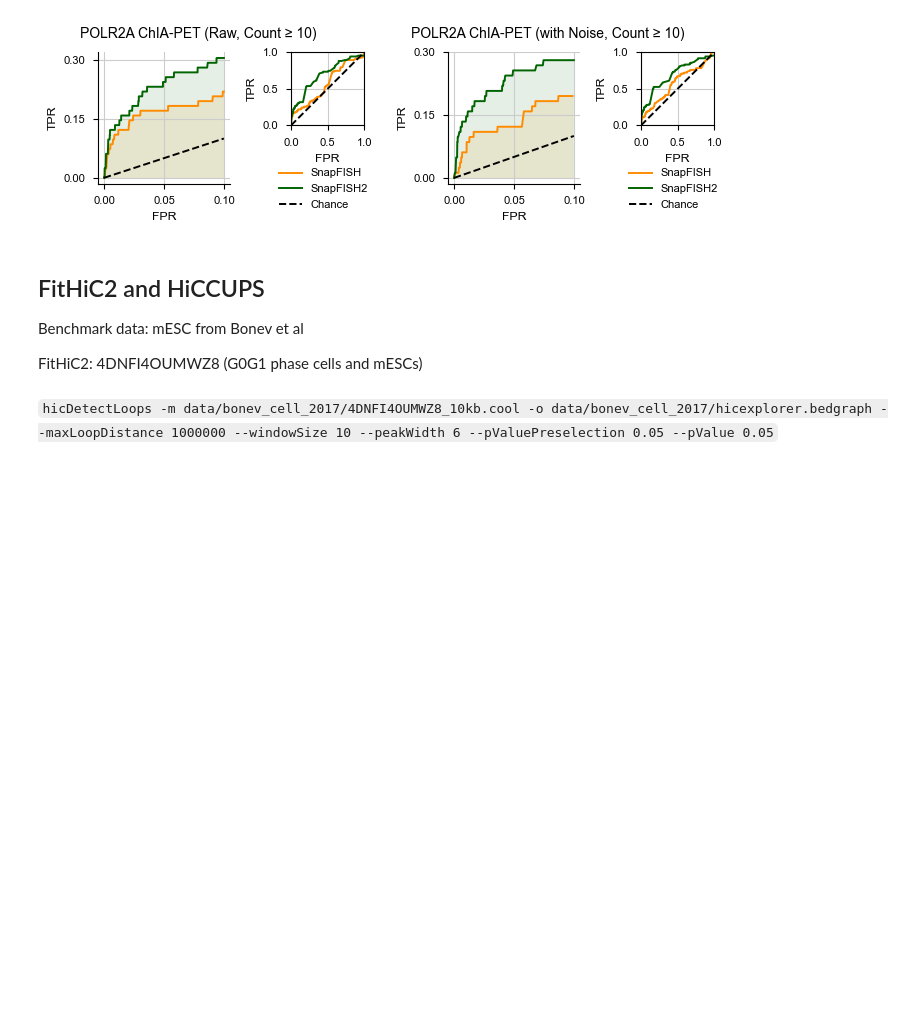
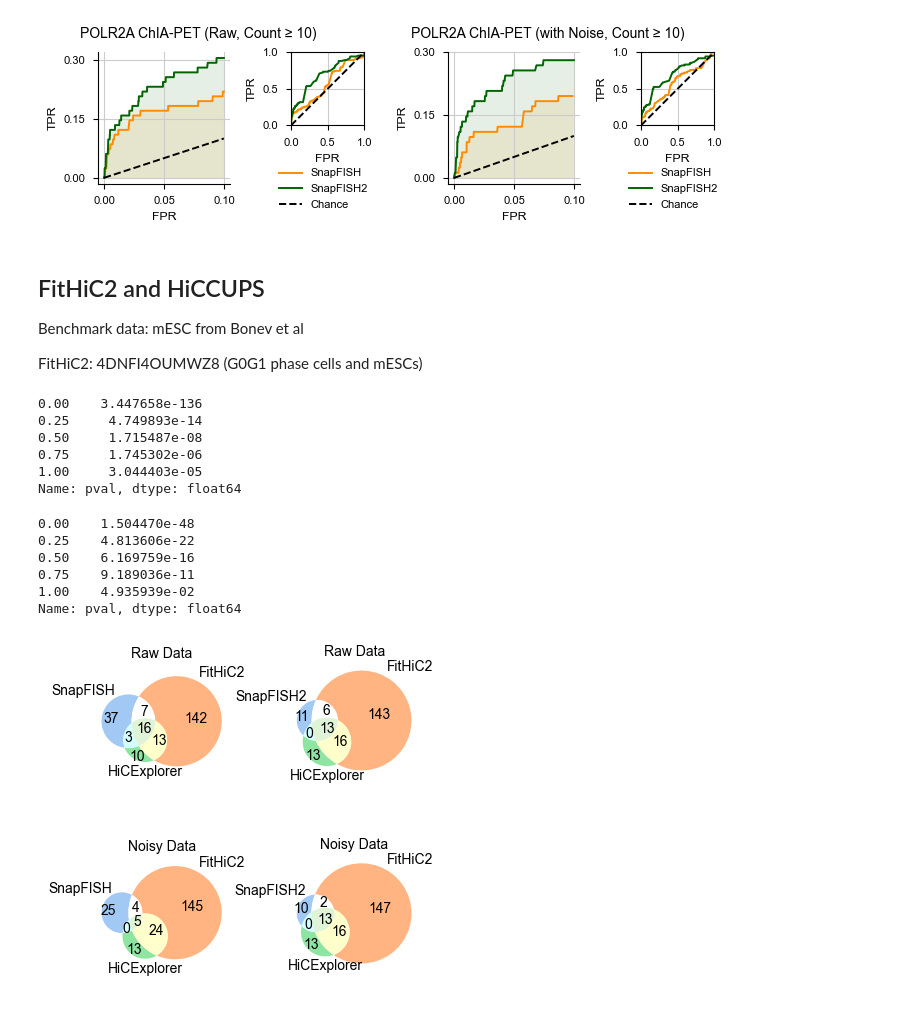
Before and after one commit to hyuyu104/ArcFISH, a Jupyter notebook: figures/1loop_benchmark.ipynb, the cells around one changed output. Saved outputs shown, nothing was run; the diff lists cells and outputs as text; code cells hidden in the pictures; blank space fills up the shorter version.

```diff
--- a/figures/1loop_benchmark.ipynb
+++ b/figures/1loop_benchmark.ipynb
@@ -361,7 +386,15 @@ if not os.path.exists(fithic2_path):
 else:
     fithic2 = pd.read_csv(fithic2_path, sep="\t")
     fithic2.columns = ["c1", "s1", "e1", "c2", "s2", "e2", "overlapped"]
-# %% [markdown]
-`hicDetectLoops -m data/bonev_cell_2017/4DNFI4OUMWZ8_10kb.cool -o data/bonev_cell_2017/hicexplorer.bedgraph --maxLoopDistance 1000000 --windowSize 10 --peakWidth 6 --pValuePreselection 0.05 --pValue 0.05`
+# %%
+# Why setting the second cutoff to 1e-5
+fdf.pval.quantile([0, .25, .5, .75, 1])
+# %% [output]
+0.00    3.447658e-136
+0.25     4.749893e-14
+0.50     1.715487e-08
+0.75     1.745302e-06
+1.00     3.044403e-05
+Name: pval, dtype: float64
 # %%
 hicexpl_path = os.path.join(out_dire, "hicexpl.bedpe")
@@ -387,6 +419,30 @@ if not os.path.exists(hicexpl_path):
 else:
     hicexpl = pd.read_csv(hicexpl_path, sep="\t")
     hicexpl.columns = ["c1", "s1", "e1", "c2", "s2", "e2", "overlapped"]
+# %%
+edf.pval.quantile([0, .25, .5, .75, 1])
+# %% [output]
+0.00    1.504470e-48
+0.25    4.813606e-22
+0.50    6.169759e-16
+0.75    9.189036e-11
+1.00    4.935939e-02
+Name: pval, dtype: float64
+# %%
+from utils.maps import venn3_loops
+fig, axes = plt.subplots(2, 2, figsize=(4, 4))
+fig.tight_layout()
+venn = venn3_loops(hicexpl, fithic2, res_sf1[res_sf1["final"]],
+                   "SnapFISH", "Raw Data", ax=axes[0][0])
+venn = venn3_loops(hicexpl, fithic2, res_sf2[res_sf2["final"]],
+                   "SnapFISH2", "Raw Data", ax=axes[0][1])
+venn = venn3_loops(hicexpl, fithic2, res_sf1_noised[res_sf1_noised["final"]],
+                   "SnapFISH", "Noisy Data", ax=axes[1][0])
+venn = venn3_loops(hicexpl, fithic2, res_sf2_noised[res_sf2_noised["final"]],
+                   "SnapFISH2", "Noisy Data", ax=axes[1][1])
+fig.savefig(os.path.join(out_dire, "2d_loop_overlap.pdf"), bbox_inches="tight")
+# %% [output]
+[figure, added]
 # %%
 res_df = res_sf1[res_sf1["summit"]].copy()
 res_df = res_df[res_df["fdr"] < 0.01]
```
Also changed, not shown: parts of 20 cells of this notebook, 2 other files.
